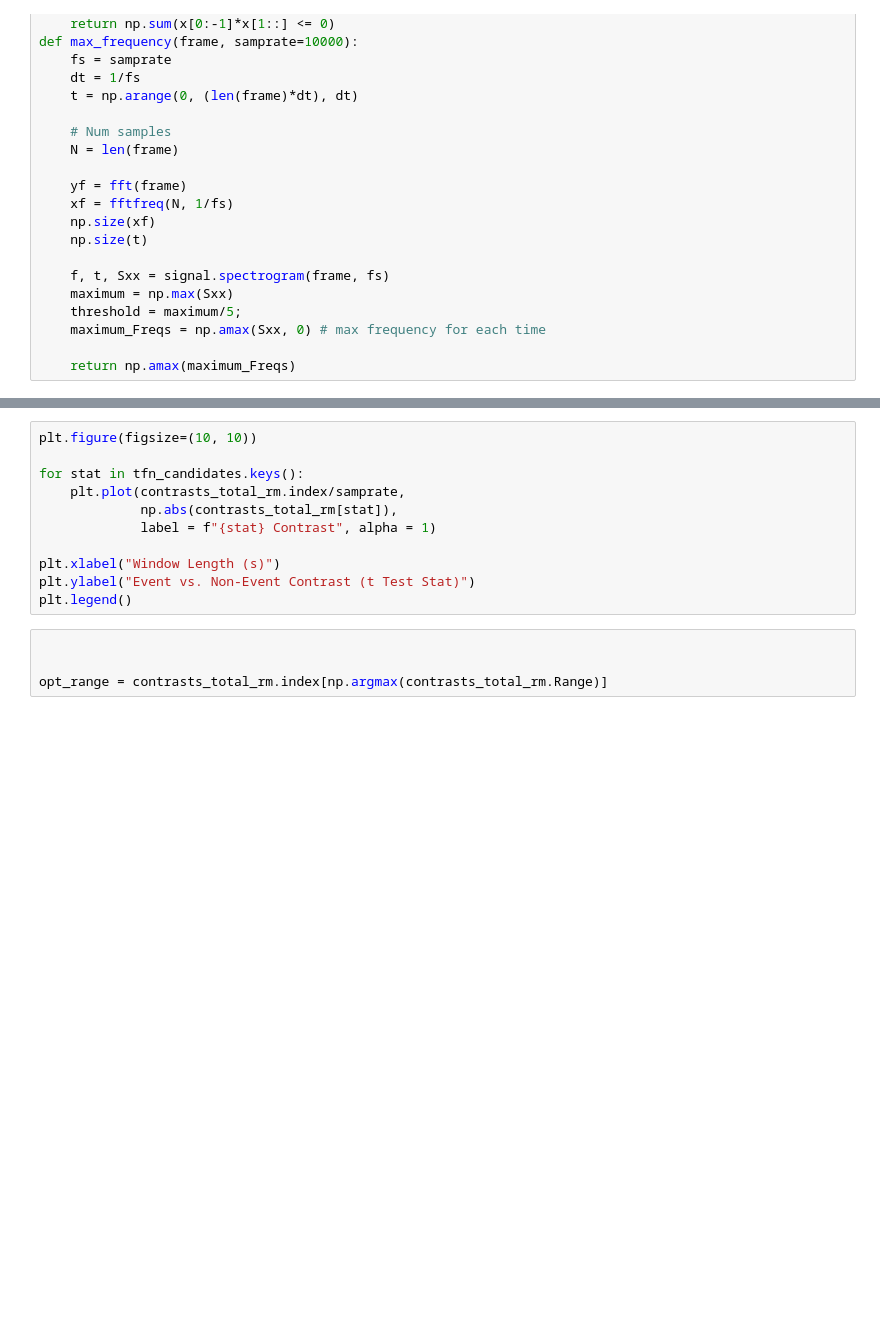
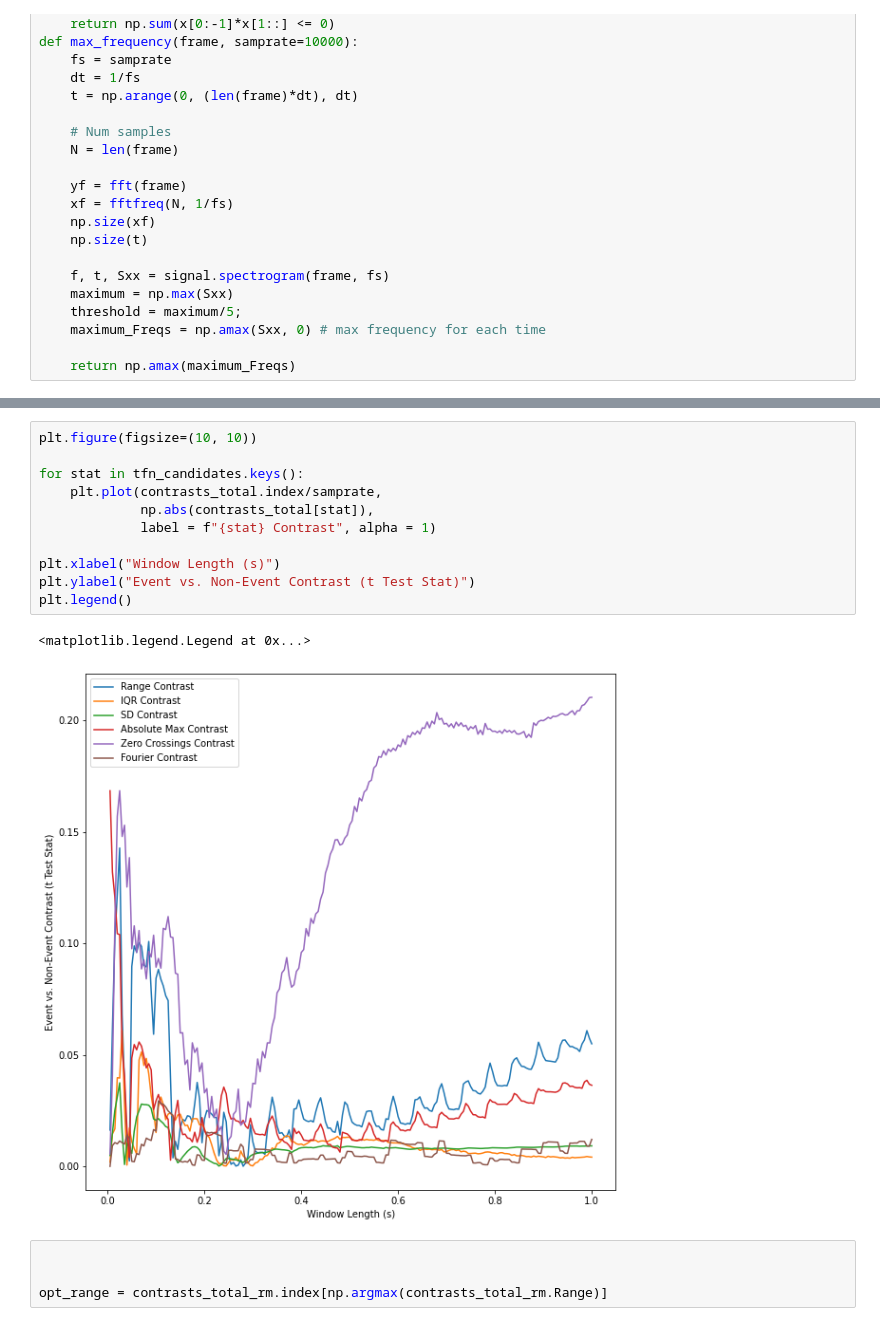
Before and after one commit to BruceWangXD/SpaceInvaders, a Jupyter notebook: contrast_fast.ipynb, the cells around one changed output, grey strips where cells are left out. Cells and saved outputs as stored; diff of their text form; blank space fills up the shorter version.

```diff
--- a/contrast_fast.ipynb
+++ b/contrast_fast.ipynb
@@ -266,14 +259,17 @@ NameError: name 'contrasts_total' is not defined
 # %%
 plt.figure(figsize=(10, 10))
 
 for stat in tfn_candidates.keys():
-    plt.plot(contrasts_total_rm.index/samprate,
-             np.abs(contrasts_total_rm[stat]),
+    plt.plot(contrasts_total.index/samprate,
+             np.abs(contrasts_total[stat]),
              label = f"{stat} Contrast", alpha = 1)
 
 plt.xlabel("Window Length (s)")
 plt.ylabel("Event vs. Non-Event Contrast (t Test Stat)")
 plt.legend()
+# %% [output]
+<matplotlib.legend.Legend at 0x...>
+[figure, added]
 # %%
 
 
```
Also changed, not shown: parts of 9 cells of this notebook, 4 other files.
